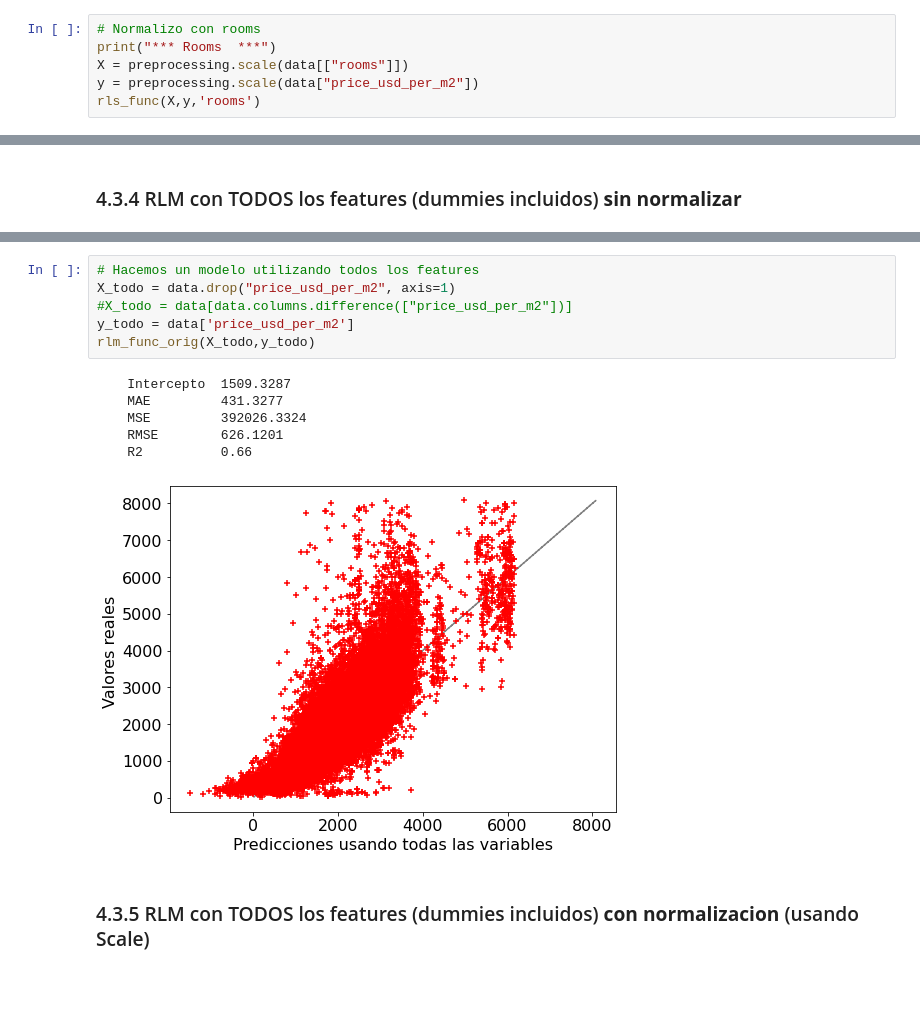
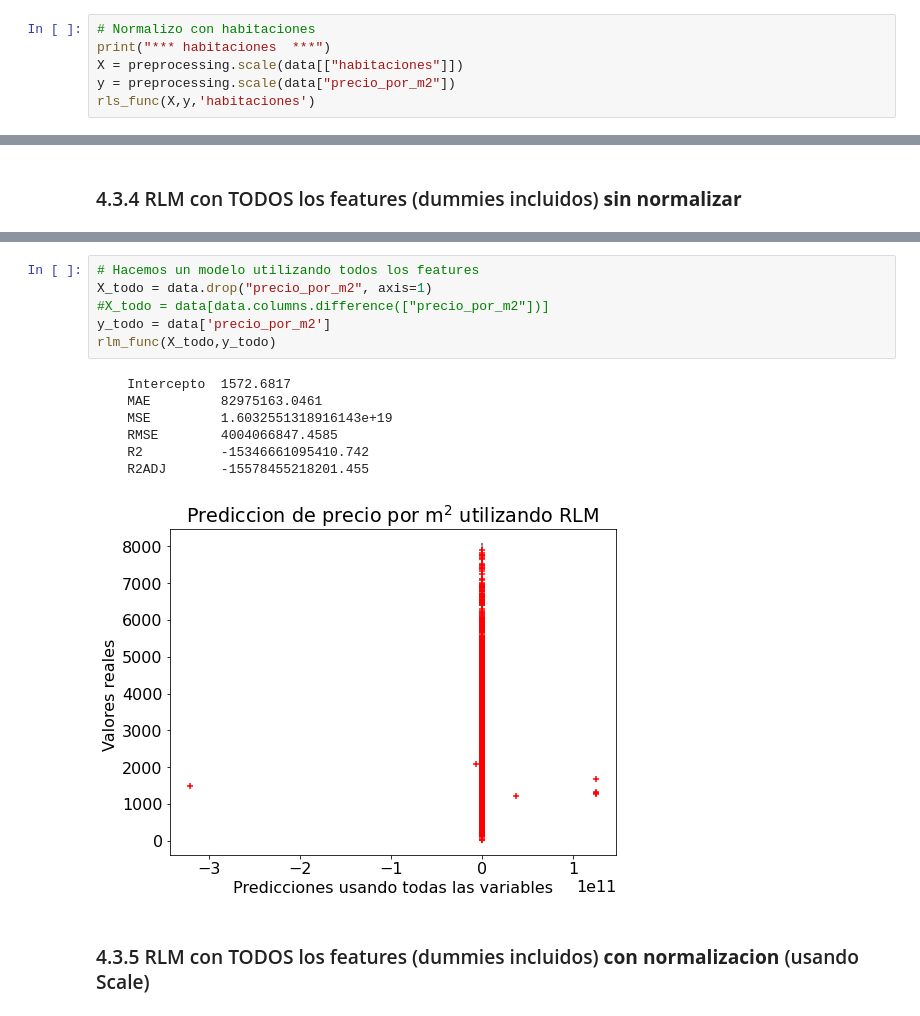
Before and after one commit to szl30n/ProyectosDHDS, a Jupyter notebook: TP2/2_Principal.ipynb, the cells around one changed output, grey strips where cells are left out. Drawn from its saved outputs; the diff is of its cells as text; blank space fills up the shorter version.

```diff
--- a/TP2/2_Principal.ipynb
+++ b/TP2/2_Principal.ipynb
@@ -236,9 +236,9 @@ rls_func(X,y,'surface_covered_in_m2')
 # %% [markdown]
 #### 4.1.9 Habitaciones
 # %%
-# Normalizo con rooms
-print("*** Rooms  ***")
-X = preprocessing.scale(data[["rooms"]])
-y = preprocessing.scale(data["price_usd_per_m2"])
-rls_func(X,y,'rooms')
+# Normalizo con habitaciones
+print("*** habitaciones  ***")
+X = preprocessing.scale(data[["habitaciones"]])
+y = preprocessing.scale(data["precio_por_m2"])
+rls_func(X,y,'habitaciones')
 # %% [output]
@@ -341,16 +348,17 @@ rlm_func(X_todo,y_todo)
 # %%
 # Hacemos un modelo utilizando todos los features
-X_todo = data.drop("price_usd_per_m2", axis=1)
-#X_todo = data[data.columns.difference(["price_usd_per_m2"])]
-y_todo = data['price_usd_per_m2']
-rlm_func_orig(X_todo,y_todo)
+X_todo = data.drop("precio_por_m2", axis=1)
+#X_todo = data[data.columns.difference(["precio_por_m2"])]
+y_todo = data['precio_por_m2']
+rlm_func(X_todo,y_todo)
 # %% [output]
-    Intercepto  1509.3287
-    MAE         431.3277
-    MSE         392026.3324
-    RMSE        626.1201
-    R2          0.66
+    Intercepto  1572.6817
+    MAE         82975163.0461
+    MSE         1.6032551318916143e+19
+    RMSE        4004066847.4585
+    R2          -15346661095410.742
+    R2ADJ       -15578455218201.455
-[figure, old version]
+[figure, new version]
 # %% [markdown]
 ### 4.3.5 RLM con TODOS los features (dummies incluidos) **con normalizacion**  (usando Scale)
 # %%
```
Also changed, not shown: parts of 33 cells of this notebook, 2 other files.
